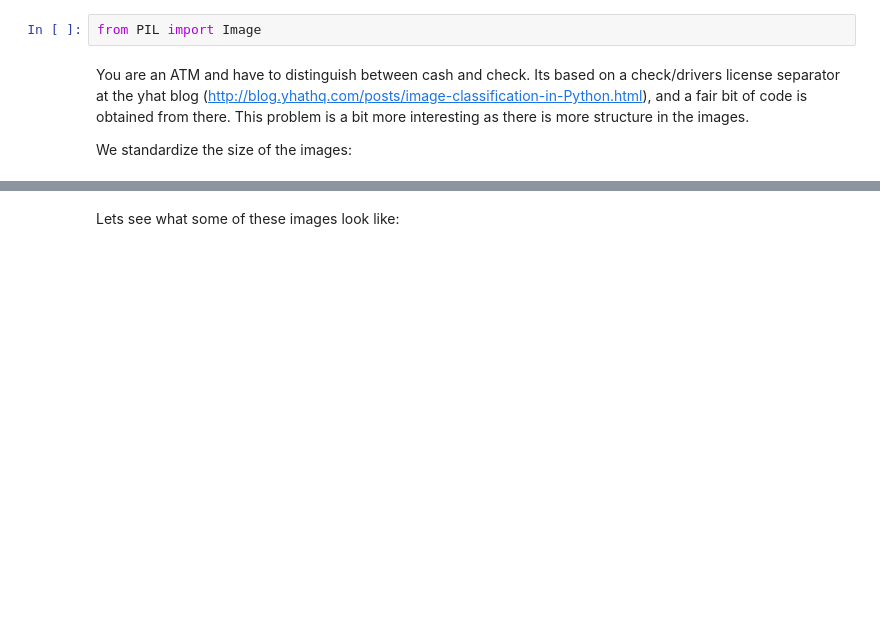
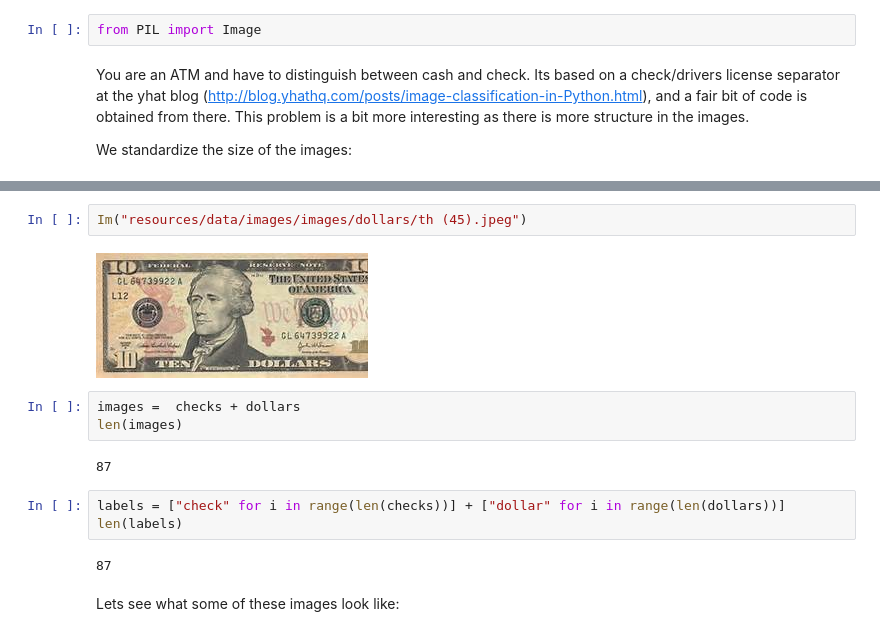
Before and after one commit to anyuanay/Practical-Data-Science-With-Open-Source-Techniques, a Jupyter notebook: using-python/CS109-Lab4-scikit-learn.ipynb, the cells around one changed output, grey strips where cells are left out. Cells and saved outputs as stored; diff of their text form; blank space fills up the shorter version.

```diff
--- a/using-python/CS109-Lab4-scikit-learn.ipynb
+++ b/using-python/CS109-Lab4-scikit-learn.ipynb
@@ -732,3 +801,17 @@ len(labels), len(images)
+# %%
+Im("resources/data/images/images/dollars/th (45).jpeg")
+# %% [output]
+[figure, added]
+# %%
+images =  checks + dollars
+len(images)
+# %% [output]
+87
+# %%
+labels = ["check" for i in range(len(checks))] + ["dollar" for i in range(len(dollars))]
+len(labels)
+# %% [output]
+87
 # %% [markdown]
 Lets see what some of these images look like:
 # %%
```
Also changed, not shown: parts of 50 cells of this notebook.
